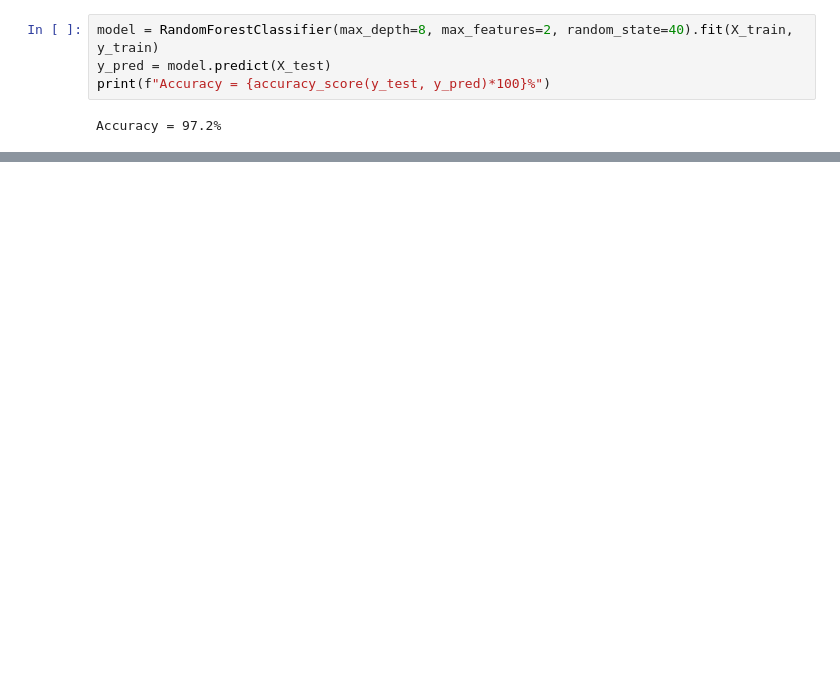
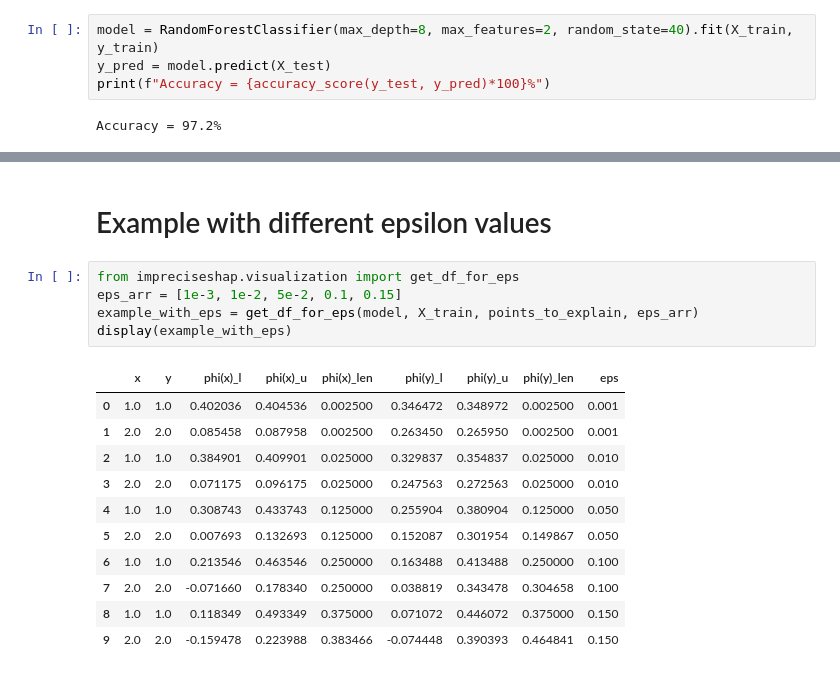
Before and after one commit to LightnessOfBeing/ImpreciseSHAP, a Jupyter notebook: example.ipynb, the cells around one changed output, grey strips where cells are left out. Cells and saved outputs as stored; diff of their text form; blank space fills up the shorter version.

```diff
--- a/example.ipynb
+++ b/example.ipynb
@@ -36,0 +47,19 @@ result_dataframe[['x', 'y', 'phi(x)_l', 'phi(x)_u', 'phi(y)_l', 'phi(y)_u']]
+# %% [markdown]
+# Example with different epsilon values
+# %%
+from impreciseshap.visualization import get_df_for_eps
+eps_arr = [1e-3, 1e-2, 5e-2, 0.1, 0.15]
+example_with_eps = get_df_for_eps(model, X_train, points_to_explain, eps_arr)
+display(example_with_eps)
+# %% [output]
+|  | x | y | phi(x)_l | phi(x)_u | phi(x)_len | phi(y)_l | phi(y)_u | phi(y)_len | eps |
+| 0 | 1.0 | 1.0 | 0.402036 | 0.404536 | 0.002500 | 0.346472 | 0.348972 | 0.002500 | 0.001 |
+| 1 | 2.0 | 2.0 | 0.085458 | 0.087958 | 0.002500 | 0.263450 | 0.265950 | 0.002500 | 0.001 |
+| 2 | 1.0 | 1.0 | 0.384901 | 0.409901 | 0.025000 | 0.329837 | 0.354837 | 0.025000 | 0.010 |
+| 3 | 2.0 | 2.0 | 0.071175 | 0.096175 | 0.025000 | 0.247563 | 0.272563 | 0.025000 | 0.010 |
+| 4 | 1.0 | 1.0 | 0.308743 | 0.433743 | 0.125000 | 0.255904 | 0.380904 | 0.125000 | 0.050 |
+| 5 | 2.0 | 2.0 | 0.007693 | 0.132693 | 0.125000 | 0.152087 | 0.301954 | 0.149867 | 0.050 |
+| 6 | 1.0 | 1.0 | 0.213546 | 0.463546 | 0.250000 | 0.163488 | 0.413488 | 0.250000 | 0.100 |
+| 7 | 2.0 | 2.0 | -0.071660 | 0.178340 | 0.250000 | 0.038819 | 0.343478 | 0.304658 | 0.100 |
+| 8 | 1.0 | 1.0 | 0.118349 | 0.493349 | 0.375000 | 0.071072 | 0.446072 | 0.375000 | 0.150 |
+| 9 | 2.0 | 2.0 | -0.159478 | 0.223988 | 0.383466 | -0.074448 | 0.390393 | 0.464841 | 0.150 |
```
Also changed, not shown: parts of 5 cells of this notebook, 5 other files.
